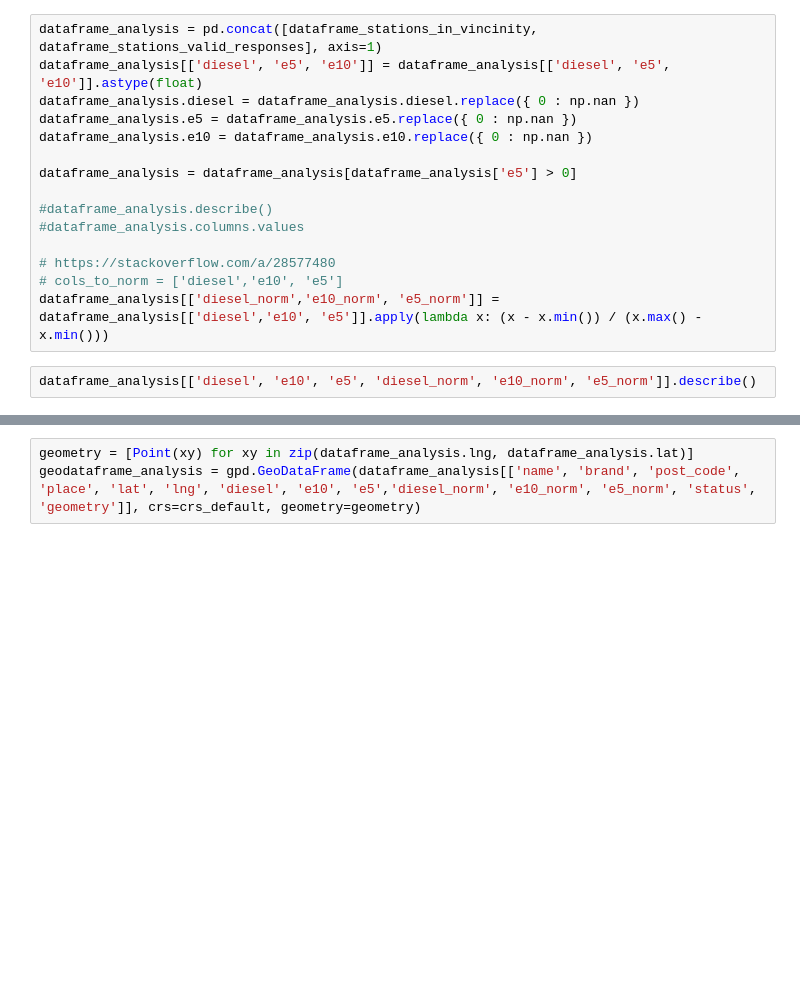
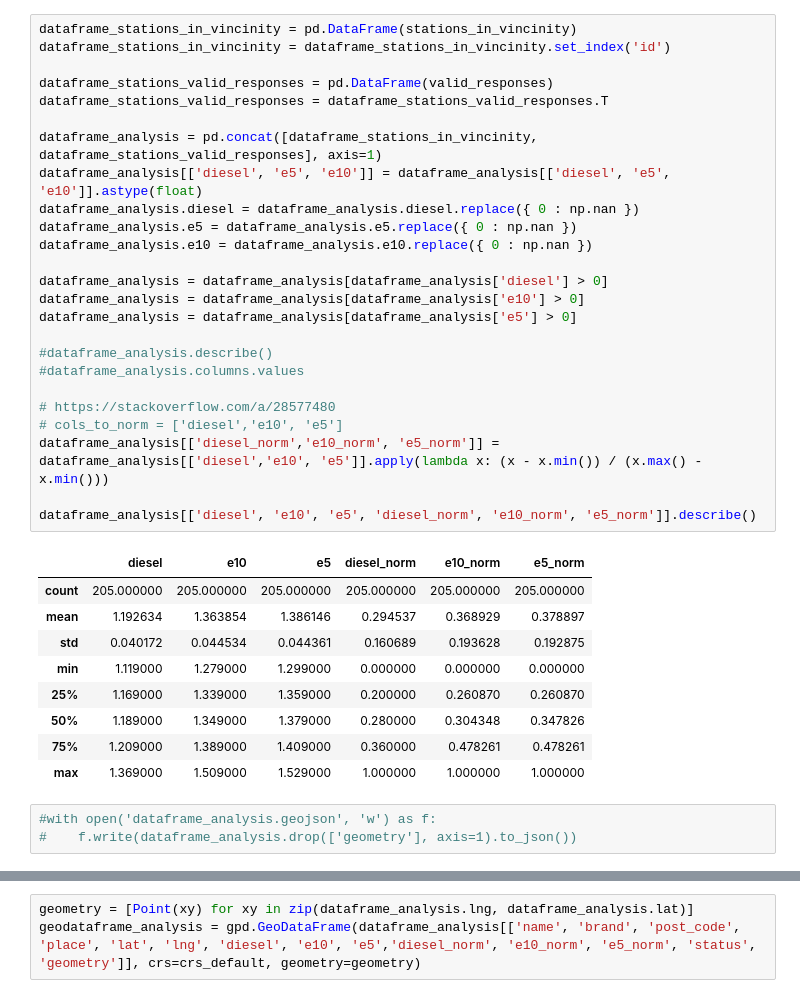
Before and after one commit to cprima/GIS-stuff, a Jupyter notebook: application/physical/notebooks/gasprices_WOB-LDK.ipynb, the cells around one changed output, grey strips where cells are left out. Cells and saved outputs as stored; diff of their text form; blank space fills up the shorter version.

```diff
--- a/application/physical/notebooks/gasprices_WOB-LDK.ipynb
+++ b/application/physical/notebooks/gasprices_WOB-LDK.ipynb
@@ -136,17 +238,38 @@ dataframe_stations_valid_responses = dataframe_stations_valid_responses.T
 # %%
+dataframe_stations_in_vincinity = pd.DataFrame(stations_in_vincinity)
+dataframe_stations_in_vincinity = dataframe_stations_in_vincinity.set_index('id')
+
+dataframe_stations_valid_responses = pd.DataFrame(valid_responses)
+dataframe_stations_valid_responses = dataframe_stations_valid_responses.T
+
 dataframe_analysis = pd.concat([dataframe_stations_in_vincinity, dataframe_stations_valid_responses], axis=1)
 dataframe_analysis[['diesel', 'e5', 'e10']] = dataframe_analysis[['diesel', 'e5', 'e10']].astype(float)
 dataframe_analysis.diesel = dataframe_analysis.diesel.replace({ 0 : np.nan })
 dataframe_analysis.e5 = dataframe_analysis.e5.replace({ 0 : np.nan })
 dataframe_analysis.e10 = dataframe_analysis.e10.replace({ 0 : np.nan })
 
+dataframe_analysis = dataframe_analysis[dataframe_analysis['diesel'] > 0]
+dataframe_analysis = dataframe_analysis[dataframe_analysis['e10'] > 0]
 dataframe_analysis = dataframe_analysis[dataframe_analysis['e5'] > 0]
 
 #dataframe_analysis.describe()
 #dataframe_analysis.columns.values
 
 # https://stackoverflow.com/a/28577480
 # cols_to_norm = ['diesel','e10', 'e5']
 dataframe_analysis[['diesel_norm','e10_norm', 'e5_norm']] = dataframe_analysis[['diesel','e10', 'e5']].apply(lambda x: (x - x.min()) / (x.max() - x.min()))
+
+dataframe_analysis[['diesel', 'e10', 'e5', 'diesel_norm', 'e10_norm', 'e5_norm']].describe()
+# %% [output]
+|  | diesel | e10 | e5 | diesel_norm | e10_norm | e5_norm |
+| count | 205.000000 | 205.000000 | 205.000000 | 205.000000 | 205.000000 | 205.000000 |
+| mean | 1.192634 | 1.363854 | 1.386146 | 0.294537 | 0.368929 | 0.378897 |
+| std | 0.040172 | 0.044534 | 0.044361 | 0.160689 | 0.193628 | 0.192875 |
+| min | 1.119000 | 1.279000 | 1.299000 | 0.000000 | 0.000000 | 0.000000 |
+| 25% | 1.169000 | 1.339000 | 1.359000 | 0.200000 | 0.260870 | 0.260870 |
+| 50% | 1.189000 | 1.349000 | 1.379000 | 0.280000 | 0.304348 | 0.347826 |
+| 75% | 1.209000 | 1.389000 | 1.409000 | 0.360000 | 0.478261 | 0.478261 |
+| max | 1.369000 | 1.509000 | 1.529000 | 1.000000 | 1.000000 | 1.000000 |
-# %%
-dataframe_analysis[['diesel', 'e10', 'e5', 'diesel_norm', 'e10_norm', 'e5_norm']].describe()
+# %%
+#with open('dataframe_analysis.geojson', 'w') as f:
+#    f.write(dataframe_analysis.drop(['geometry'], axis=1).to_json())
```
Also changed, not shown: parts of 25 cells of this notebook, 2 other files.
